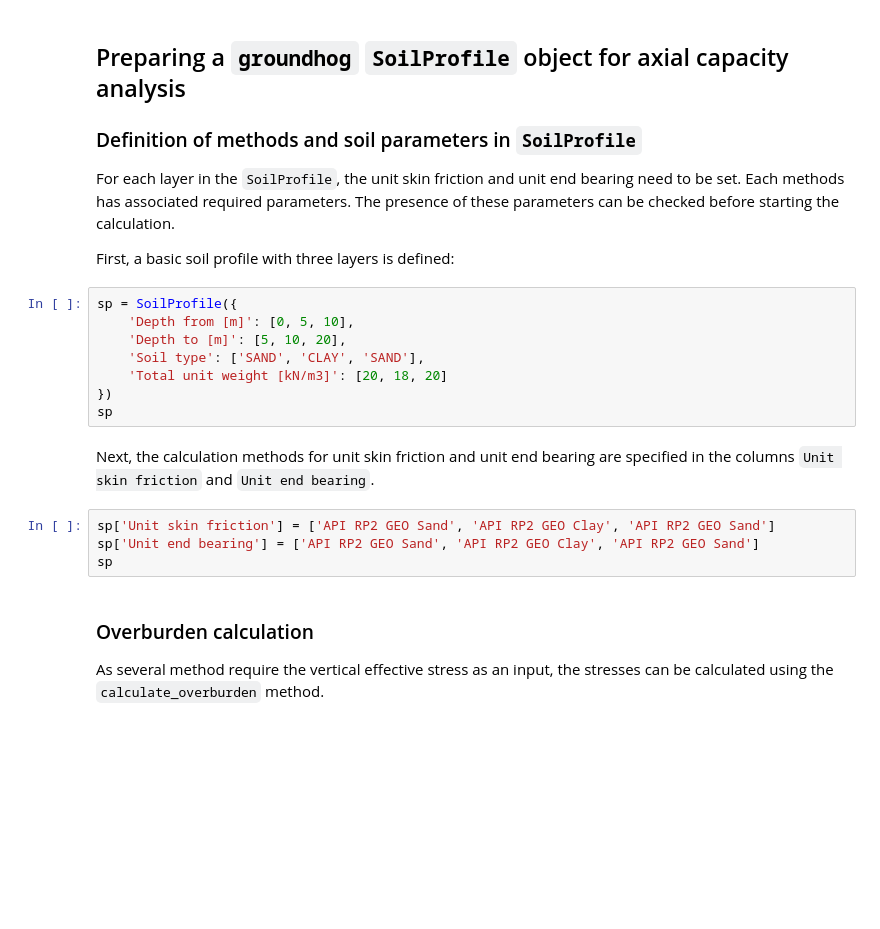
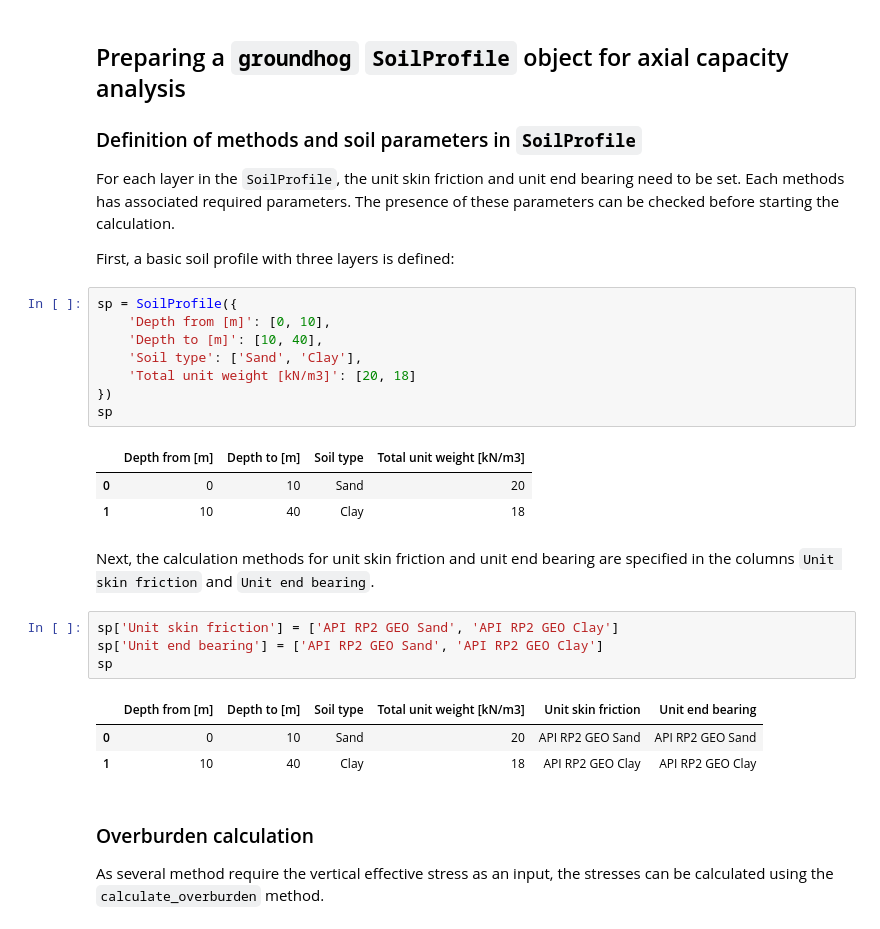
Before and after one commit to snakesonabrain/groundhog, a Jupyter notebook: notebooks/Tutorial - Axial pile capacity calculation according to API RP2 GEO with groundhog.ipynb, the cells around one changed output. Drawn from its saved outputs; the diff is of its cells as text; blank space fills up the shorter version.

```diff
--- a/notebooks/Tutorial - Axial pile capacity calculation according to API RP2 GEO with groundhog.ipynb
+++ b/notebooks/Tutorial - Axial pile capacity calculation according to API RP2 GEO with groundhog.ipynb
@@ -26,18 +26,26 @@ For each layer in the ``SoilProfile``, the unit skin friction and unit end beari
 First, a basic soil profile with three layers is defined:
 # %%
 sp = SoilProfile({
-    'Depth from [m]': [0, 5, 10],
-    'Depth to [m]': [5, 10, 20],
-    'Soil type': ['SAND', 'CLAY', 'SAND'],
-    'Total unit weight [kN/m3]': [20, 18, 20]
+    'Depth from [m]': [0, 10],
+    'Depth to [m]': [10, 40],
+    'Soil type': ['Sand', 'Clay'],
+    'Total unit weight [kN/m3]': [20, 18]
 })
 sp
+# %% [output]
+|  | Depth from [m] | Depth to [m] | Soil type | Total unit weight [kN/m3] |
+| 0 | 0 | 10 | Sand | 20 |
+| 1 | 10 | 40 | Clay | 18 |
 # %% [markdown]
 Next, the calculation methods for unit skin friction and unit end bearing are specified in the columns ``Unit skin friction`` and ``Unit end bearing``.
 # %%
-sp['Unit skin friction'] = ['API RP2 GEO Sand', 'API RP2 GEO Clay', 'API RP2 GEO Sand']
-sp['Unit end bearing'] = ['API RP2 GEO Sand', 'API RP2 GEO Clay', 'API RP2 GEO Sand']
+sp['Unit skin friction'] = ['API RP2 GEO Sand', 'API RP2 GEO Clay']
+sp['Unit end bearing'] = ['API RP2 GEO Sand', 'API RP2 GEO Clay']
 sp
+# %% [output]
+|  | Depth from [m] | Depth to [m] | Soil type | Total unit weight [kN/m3] | Unit skin friction | Unit end bearing |
+| 0 | 0 | 10 | Sand | 20 | API RP2 GEO Sand | API RP2 GEO Sand |
+| 1 | 10 | 40 | Clay | 18 | API RP2 GEO Clay | API RP2 GEO Clay |
 # %% [markdown]
 ### Overburden calculation
 
```
Also changed, not shown: parts of 16 cells of this notebook, 2 other files.
